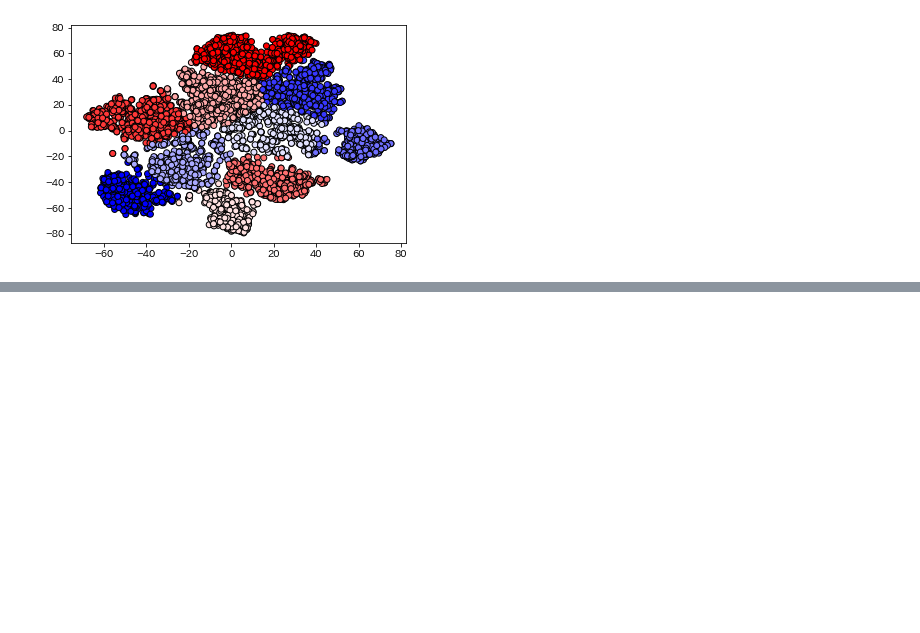
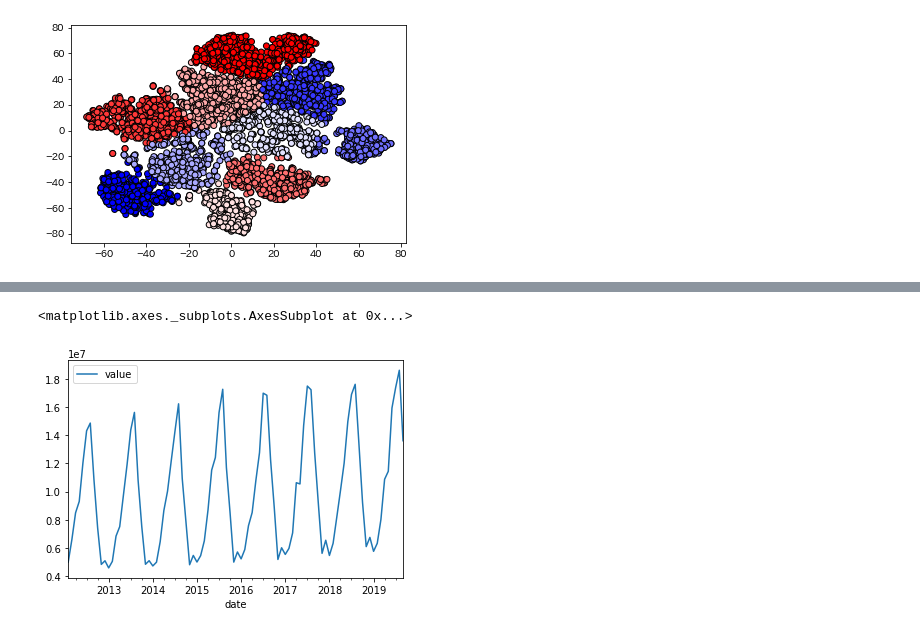
Before and after one commit to miwamasa/DataScience2022, a Jupyter notebook: notebooks/report2.ipynb, the cells around one changed output, grey strips where cells are left out. Cells and saved outputs as stored; diff of their text form; code cells hidden in the pictures; blank space fills up the shorter version.

```diff
--- a/notebooks/report2.ipynb
+++ b/notebooks/report2.ipynb
@@ -227,0 +235,15 @@ https://github.com/alod83/papers/blob/master/jsit_covid-tourism/SARIMA%20Model/S
+# %%
+import pandas as pd
+
+#df = pd.read_table('tour_occ_arm__custom_2733010_page_tabular.tsv',header=None).T
+
+url='https://raw.githubusercontent.com/miwamasa/DataScience2022/main/notebooks/data/tour_occ_arm__custom_2733010_page_tabular.tsv'
+df = pd.read_table(url,header=None).T
+df.columns = df.iloc[0]
+df.drop(0,inplace=True)
+df.columns=['date','value']
+df['date'] = pd.to_datetime(df['date'])
+df['value'] = df['value'].astype(int)
+df = df[(df['date'] > '2012-01-01') & (df['date'] < '2019-10-01')]
+df.set_index('date', inplace=True)
+df
@@ -227,0 +265,5 @@ https://github.com/alod83/papers/blob/master/jsit_covid-tourism/SARIMA%20Model/S
+# %%
+df.plot()
+# %% [output]
+<matplotlib.axes._subplots.AxesSubplot at 0x...>
+[figure, added]
```
Also changed, not shown: parts of 24 cells of this notebook, 1 other file.
